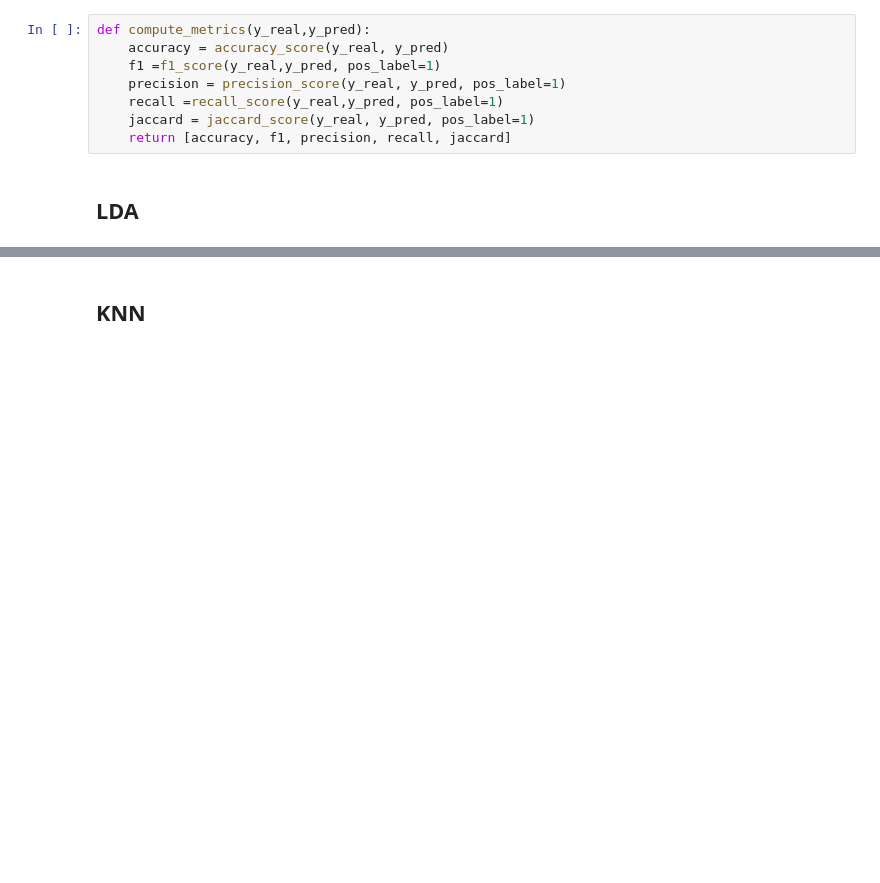
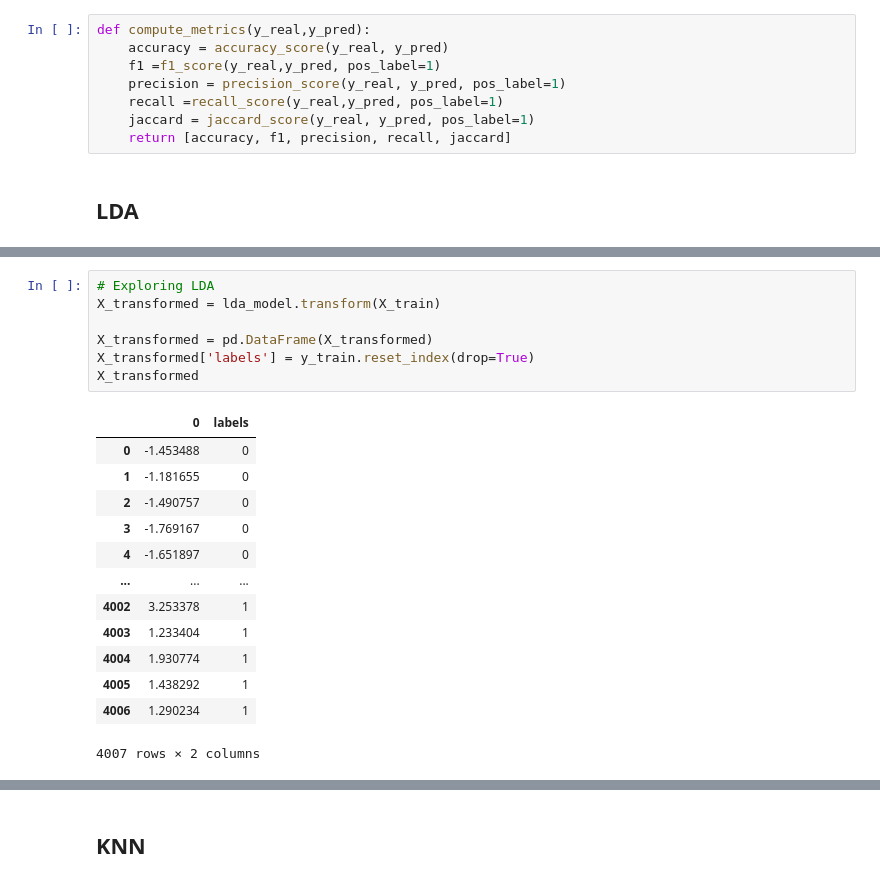
Before and after one commit to zivkovicbogdana/breast-cancer-prediction, a Jupyter notebook: analysis.ipynb, the cells around one changed output, grey strips where cells are left out. Cells and saved outputs as stored; diff of their text form; blank space fills up the shorter version.

```diff
--- a/analysis.ipynb
+++ b/analysis.ipynb
@@ -127,0 +128,21 @@ results_df
+# %%
+# Exploring LDA
+X_transformed = lda_model.transform(X_train)
+
+X_transformed = pd.DataFrame(X_transformed)
+X_transformed['labels'] = y_train.reset_index(drop=True)
+X_transformed
+# %% [output]
+|  | 0 | labels |
+| 0 | -1.453488 | 0 |
+| 1 | -1.181655 | 0 |
+| 2 | -1.490757 | 0 |
+| 3 | -1.769167 | 0 |
+| 4 | -1.651897 | 0 |
+| ... | ... | ... |
+| 4002 | 3.253378 | 1 |
+| 4003 | 1.233404 | 1 |
+| 4004 | 1.930774 | 1 |
+| 4005 | 1.438292 | 1 |
+| 4006 | 1.290234 | 1 |
+4007 rows × 2 columns
```
Also changed, not shown: parts of 10 cells of this notebook.
